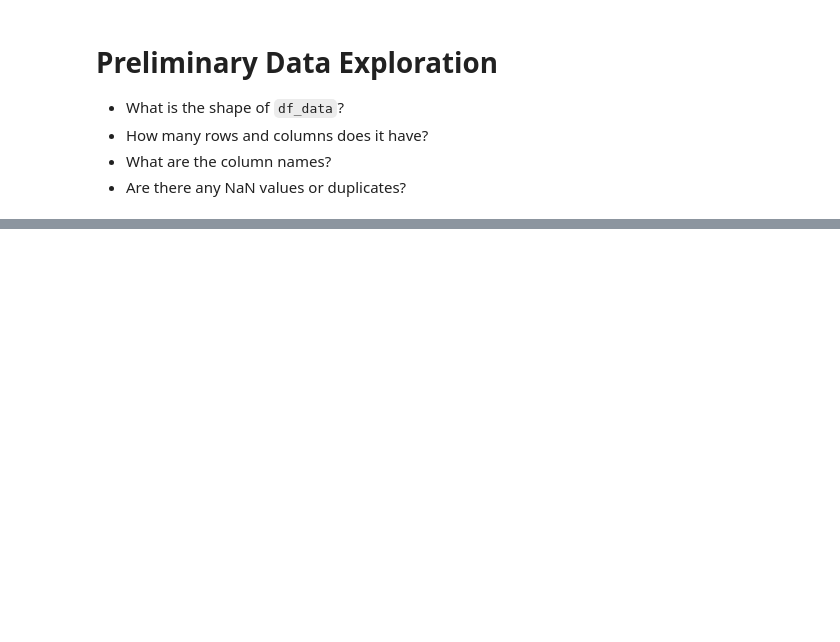
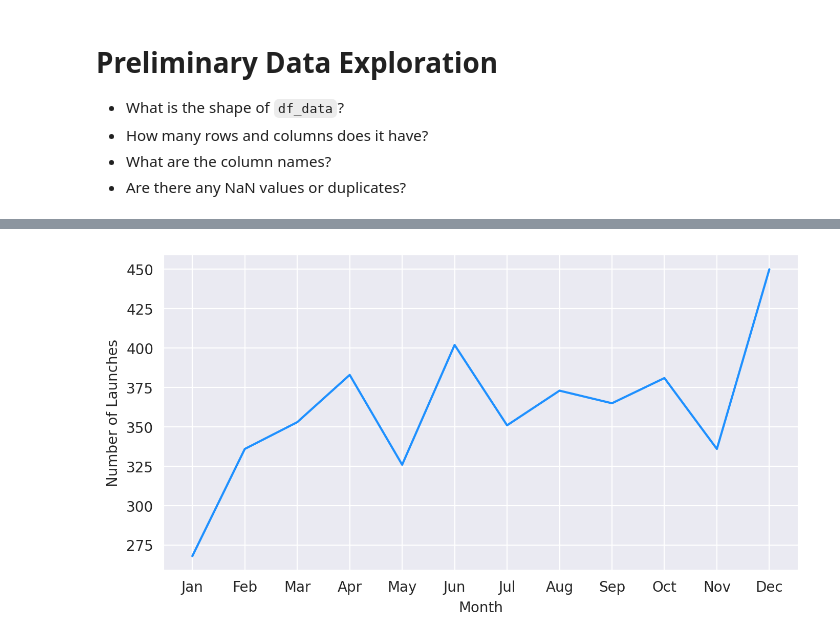
Before and after one commit to muhzinkhan/Space-Race-Analysis, a Jupyter notebook: Space_Missions_Analysis.ipynb, the cells around one changed output, grey strips where cells are left out. Cells and saved outputs as stored; diff of their text form; code cells hidden in the pictures; blank space fills up the shorter version.

```diff
--- a/Space_Missions_Analysis.ipynb
+++ b/Space_Missions_Analysis.ipynb
@@ -149,0 +382,8 @@ h_bar.show()
+# %%
+df_data[["Date1", "Date2"]] = df_data["Date"].str.split(",",expand=True)
+df_data.drop(["Date2"], axis=1, inplace=True)
+df_data[["Date1", "month", "Date3"]] = df_data["Date1"].str.split(" ",expand=True)
+df_data.drop(["Date1","Date3"], axis=1, inplace=True)
+
+num_launches_per_month = df_data["month"].value_counts()
+num_launches_per_month
@@ -149,0 +405,6 @@ h_bar.show()
+# %%
+month_order = ["Jan", "Feb", "Mar", "Apr", "May", "Jun", "Jul", "Aug", "Sep", "Oct", "Nov", "Dec"]
+
+month_dtype = pd.CategoricalDtype(categories=month_order, ordered=True)
+num_launches_per_month.index = num_launches_per_month.index.astype(month_dtype)
+num_launches_per_month
@@ -149,0 +426,16 @@ h_bar.show()
+# %%
+plt.figure(figsize=(8,4), dpi=200)
+
+with sns.axes_style("darkgrid"):
+    ax = sns.lineplot(
+        x=num_launches_per_month.index,
+        y=num_launches_per_month.values,
+        color="dodgerblue"
+    )
+
+    ax.set(
+        xlabel="Month",
+        ylabel="Number of Launches"
+    )
+# %% [output]
+[figure, added]
```
Also changed, not shown: parts of 78 cells of this notebook, 3 other files.
